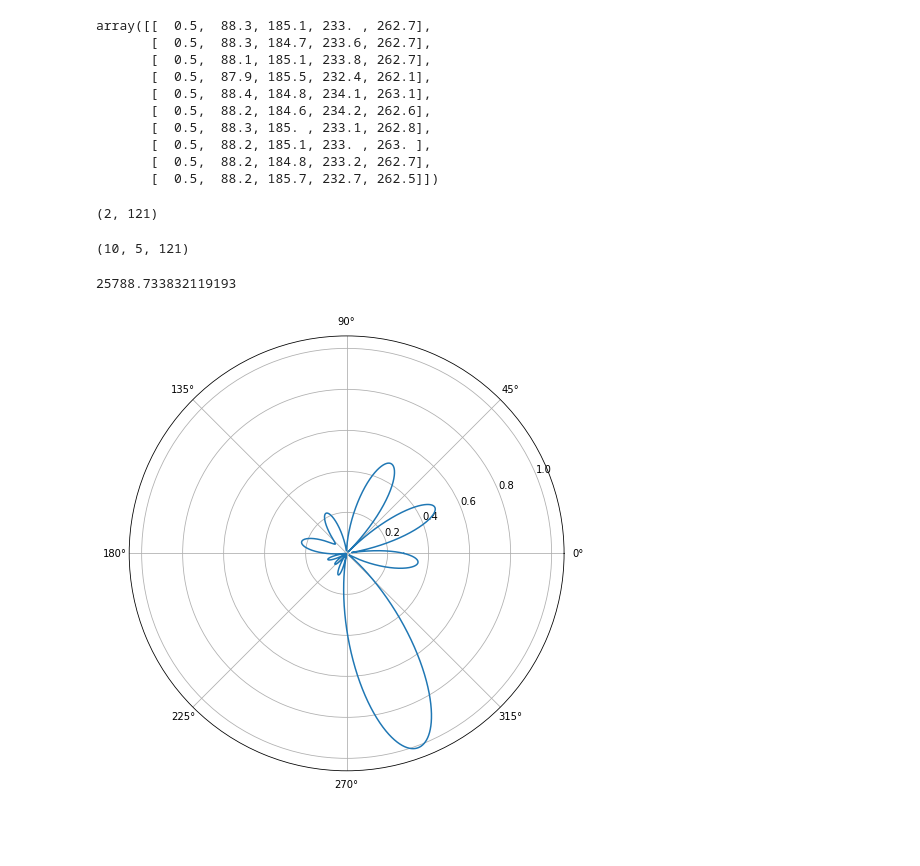
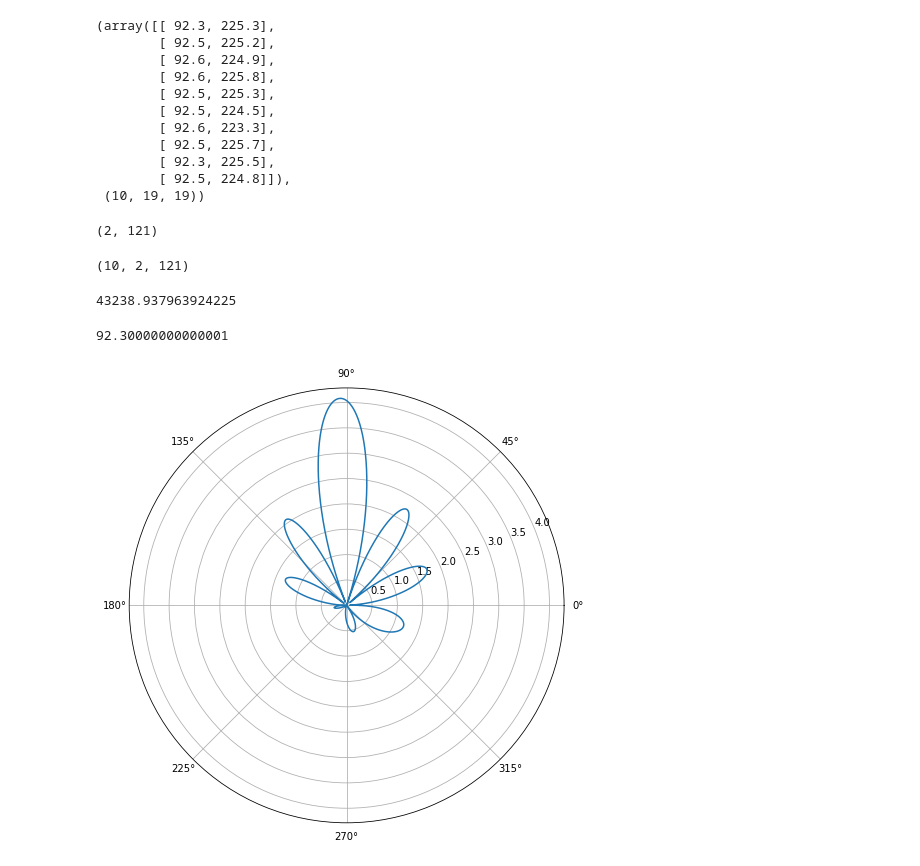
Before and after one commit to HaoxinSEU/SSP_beamforming, a Jupyter notebook: MVDR.ipynb, the cells around one changed output. Drawn from its saved outputs; the diff is of its cells as text; code cells hidden in the pictures; blank space fills up the shorter version.

```diff
--- a/MVDR.ipynb
+++ b/MVDR.ipynb
@@ -3,26 +3,26 @@ import numpy as np
 import matplotlib.pyplot as plt
 import scipy.io as io
 # %%
-data=io.loadmat('data.mat')
-path='data/data_2.npz'
-df=np.load(path)
+data=io.loadmat('data/data_1.mat')
 # %%
 directions=data['directions']
 xyz=data['xyz']
 src=data['src_model']
-S=df['S'][0]
-directions
+S=data['S']
+
+directions,S.shape
 # %% [output]
-array([[  0.5,  88.3, 185.1, 233. , 262.7],
-       [  0.5,  88.3, 184.7, 233.6, 262.7],
-       [  0.5,  88.1, 185.1, 233.8, 262.7],
-       [  0.5,  87.9, 185.5, 232.4, 262.1],
-       [  0.5,  88.4, 184.8, 234.1, 263.1],
-       [  0.5,  88.2, 184.6, 234.2, 262.6],
-       [  0.5,  88.3, 185. , 233.1, 262.8],
-       [  0.5,  88.2, 185.1, 233. , 263. ],
-       [  0.5,  88.2, 184.8, 233.2, 262.7],
-       [  0.5,  88.2, 185.7, 232.7, 262.5]])
+(array([[ 92.3, 225.3],
+        [ 92.5, 225.2],
+        [ 92.6, 224.9],
+        [ 92.6, 225.8],
+        [ 92.5, 225.3],
+        [ 92.5, 224.5],
+        [ 92.6, 223.3],
+        [ 92.5, 225.7],
+        [ 92.3, 225.5],
+        [ 92.5, 224.8]]),
+ (10, 19, 19))
 # %%
 lambda_ = 0.336845458426966
 sigma = 0.1
@@ -37,13 +37,14 @@ r.shape
 R_user = np.zeros(directions.shape+(121,))
 R_user.shape
 # %% [output]
-(10, 5, 121)
+(10, 2, 121)
 # %%
 for i in range(directions.shape[0]):
     for j in range(directions.shape[1]):
         angle=directions[i,j]/360*2*np.pi
-        a=np.exp(-1j*2*np.pi/lambda_*(xyz@[np.cos(angle),np.sin(angle)])).reshape(15,-1)
-        w=np.dot(np.linalg.inv(S),a)/(np.dot(a.conj().T,np.dot(np.linalg.inv(S),a)))
+        a=np.exp(-1j*2*np.pi/lambda_*(xyz@[np.cos(angle),np.sin(angle)])).reshape(xyz.shape[0],-1)
+        w=np.dot(np.linalg.inv(S[i]),a)/(np.dot(a.conj().T,np.dot(np.linalg.inv(S[i]),a)))
+        w=w/np.sqrt(np.sum(abs(w)**2))
         b_gain=abs(w[:,0]@np.exp(1j*2*np.pi*np.dot(xyz,r)/(lambda_)))
         for k in range(N):
             R_user[i,j,k]=B*np.log2(1+b_gain[i]/sigma*C0)
@@ -51,20 +52,22 @@ for i in range(directions.shape[0]):
 R_aver=np.mean(R_user)/N
 R_aver
 # %% [output]
-25788.733832119193
+43238.937963924225
 # %%
 N=10000
 thetas=np.linspace(0,2*np.pi,N)
 r=np.array([np.cos(thetas),np.sin(thetas)])
-
-angle=288/360*2*np.pi
-a=np.exp(-1j*2*np.pi/lambda_*(xyz@[np.cos(angle),np.sin(angle)])).reshape(15,-1)
-w=np.dot(np.linalg.inv(S),a)/(np.dot(a.conj().T,np.dot(np.linalg.inv(S),a)))
+print(directions[0,0])
+angle=directions[0,0]/360*2*np.pi
+a=np.exp(-1j*2*np.pi/lambda_*(xyz@[np.cos(angle),np.sin(angle)])).reshape(xyz.shape[0],-1)
+w=np.dot(np.linalg.inv(S[i]),a)/(np.dot(a.conj().T,np.dot(np.linalg.inv(S[i]),a)))
+w=w/np.sqrt(np.sum(abs(w)**2))
 b_gain=abs(w[:,0]@np.exp(1j*2*np.pi*np.dot(xyz,r)/(lambda_)))
 
 plt.figure(figsize=(10,8))
 plt.polar()
 plt.plot(np.arange(N)/N*2*np.pi,b_gain)
 plt.show()
 # %% [output]
+92.30000000000001
-[figure, old version]
+[figure, new version]
```
Also changed, not shown: parts of 4 cells of this notebook, 1 other file.
